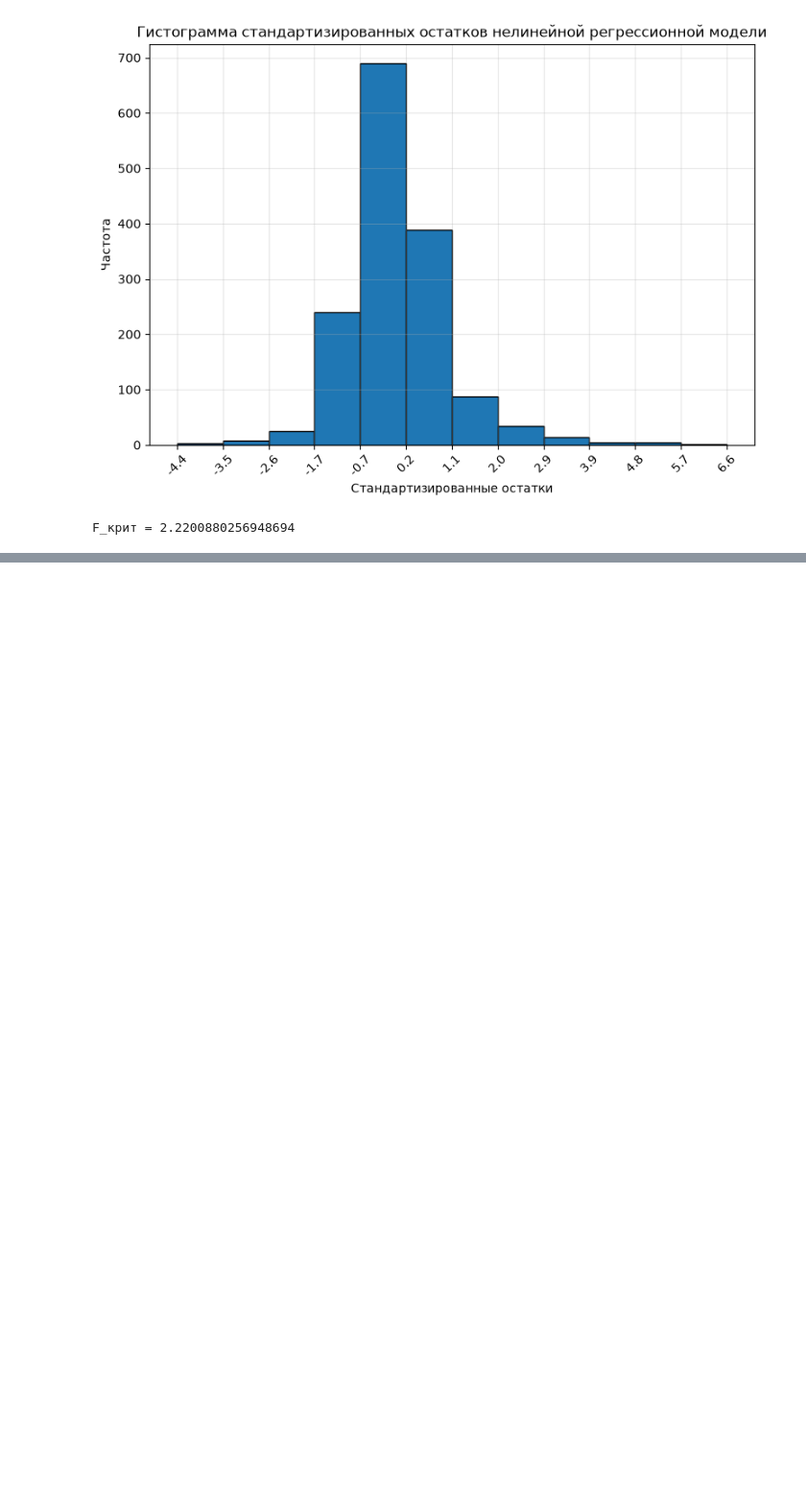
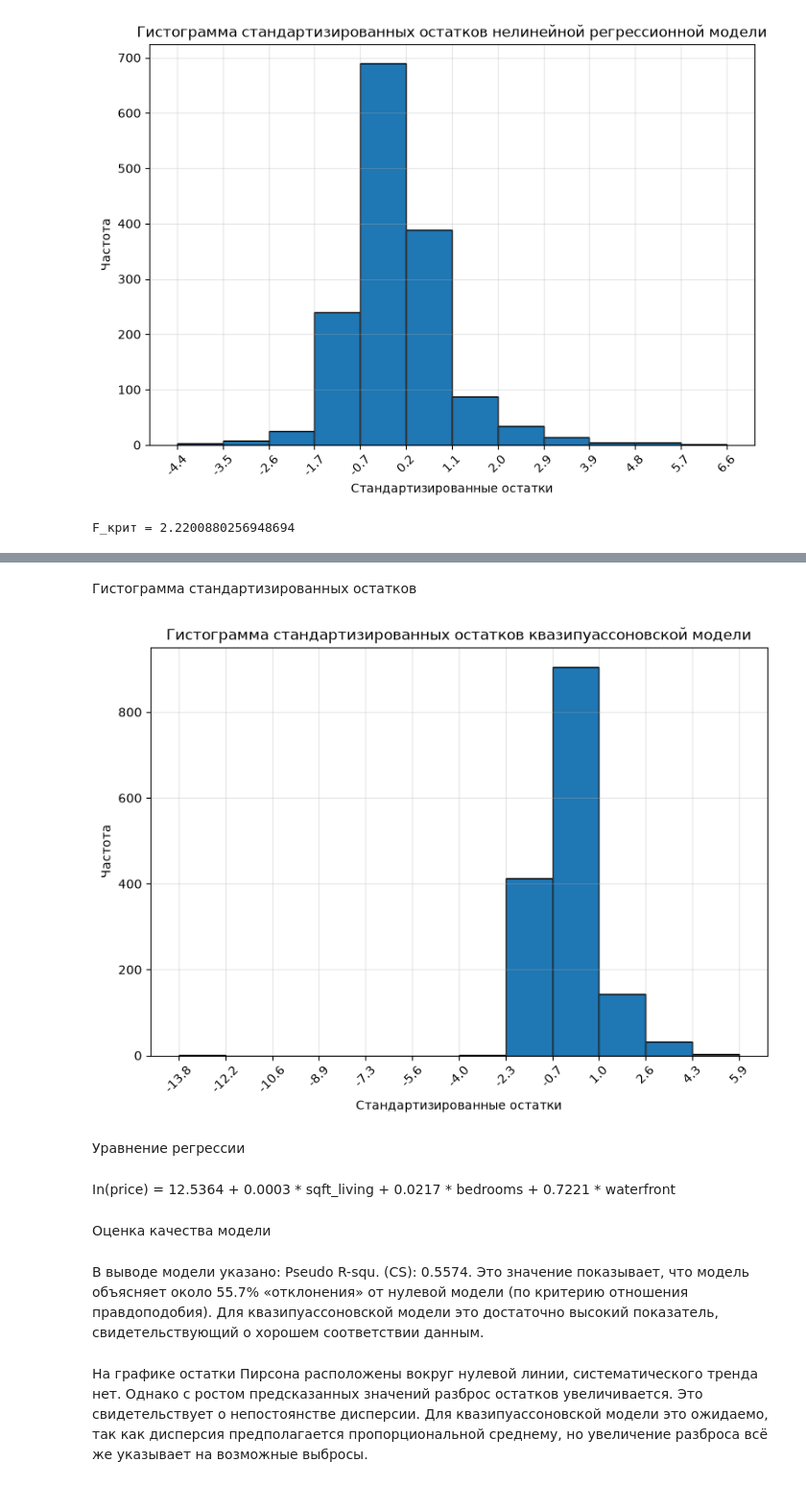
Before and after one commit to Vilifen/LAB2_MAD, a Jupyter notebook: Untitled-1.ipynb, the cells around one changed output, grey strips where cells are left out. Shown at 96% size. Cells and saved outputs as stored; diff of their text form; code cells hidden in the pictures; blank space fills up the shorter version.

```diff
--- a/Untitled-1.ipynb
+++ b/Untitled-1.ipynb
@@ -567,0 +650,32 @@ F_крит = 2.2200880256948694
+# %% [markdown]
+Гистограмма стандартизированных остатков
+# %%
+influence = quasi_poisson_model.get_influence()
+standardized_residuals = influence.resid_studentized
+
+n = len(standardized_residuals)
+k = int(np.ceil(1 + 3.322 * np.log10(n)))  # формула Стерджесса
+xmin, xmax = standardized_residuals.min(), standardized_residuals.max()
+bins = np.linspace(xmin, xmax, k + 1)
+
+plt.figure(figsize=(9, 6))
+plt.hist(standardized_residuals, bins=bins, edgecolor='black')
+plt.xlabel('Стандартизированные остатки')
+plt.ylabel('Частота')
+plt.title('Гистограмма стандартизированных остатков квазипуассоновской модели')
+plt.xticks(bins, [f'{x:.1f}' for x in bins], rotation=45)
+plt.grid(True, alpha=0.3)
+plt.show()
+# %% [output]
+[figure, added]
+# %% [markdown]
+Уравнение регрессии
+# %% [markdown]
+In(price) = 12.5364 + 0.0003 * sqft_living + 0.0217 * bedrooms + 0.7221 * waterfront
+# %% [markdown]
+Оценка качества модели
+# %% [markdown]
+В выводе модели указано: Pseudo R-squ. (CS): 0.5574.
+Это значение показывает, что модель объясняет около 55.7% «отклонения» от нулевой модели (по критерию отношения правдоподобия). Для квазипуассоновской модели это достаточно высокий показатель, свидетельствующий о хорошем соответствии данным.
+# %% [markdown]
+На графике остатки Пирсона расположены вокруг нулевой линии, систематического тренда нет. Однако с ростом предсказанных значений разброс остатков увеличивается. Это свидетельствует о непостоянстве дисперсии. Для квазипуассоновской модели это ожидаемо, так как дисперсия предполагается пропорциональной среднему, но увеличение разброса всё же указывает на возможные выбросы.
```
Also changed, not shown: parts of 11 cells of this notebook.
